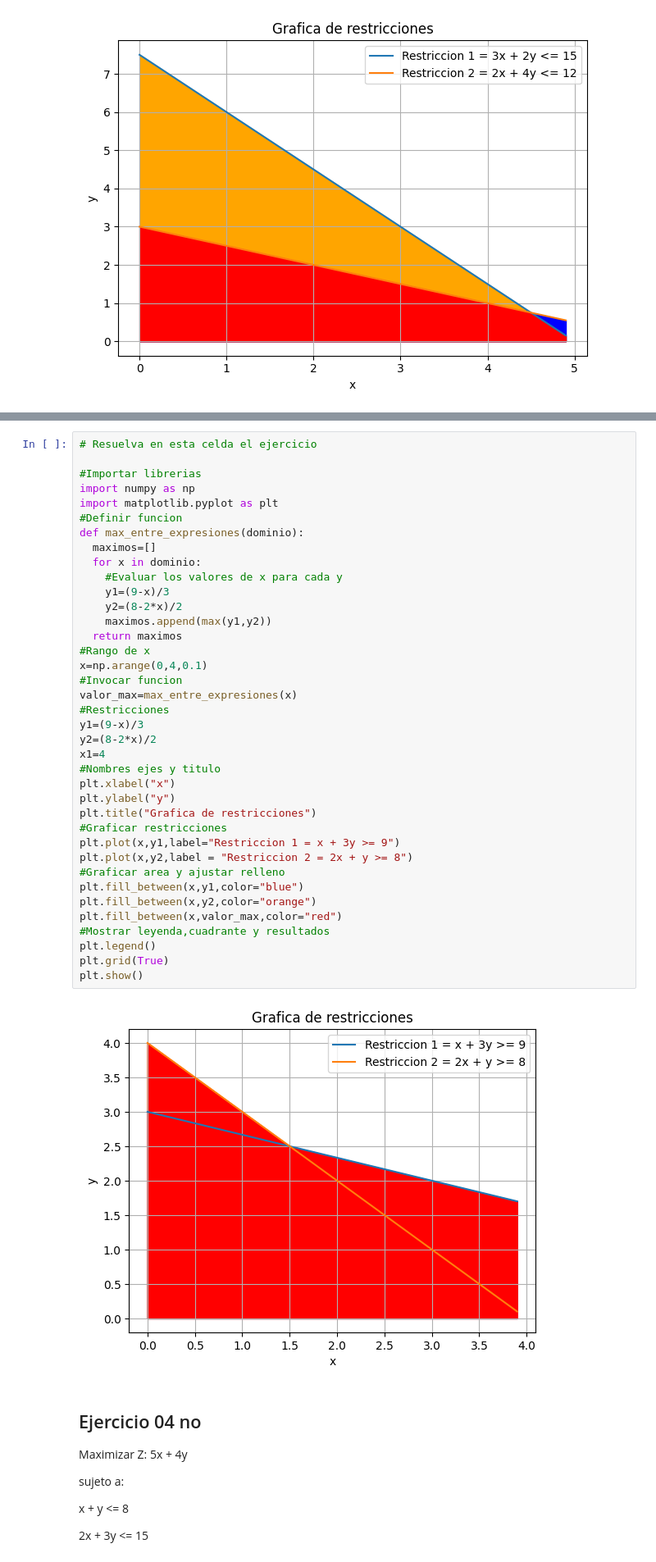
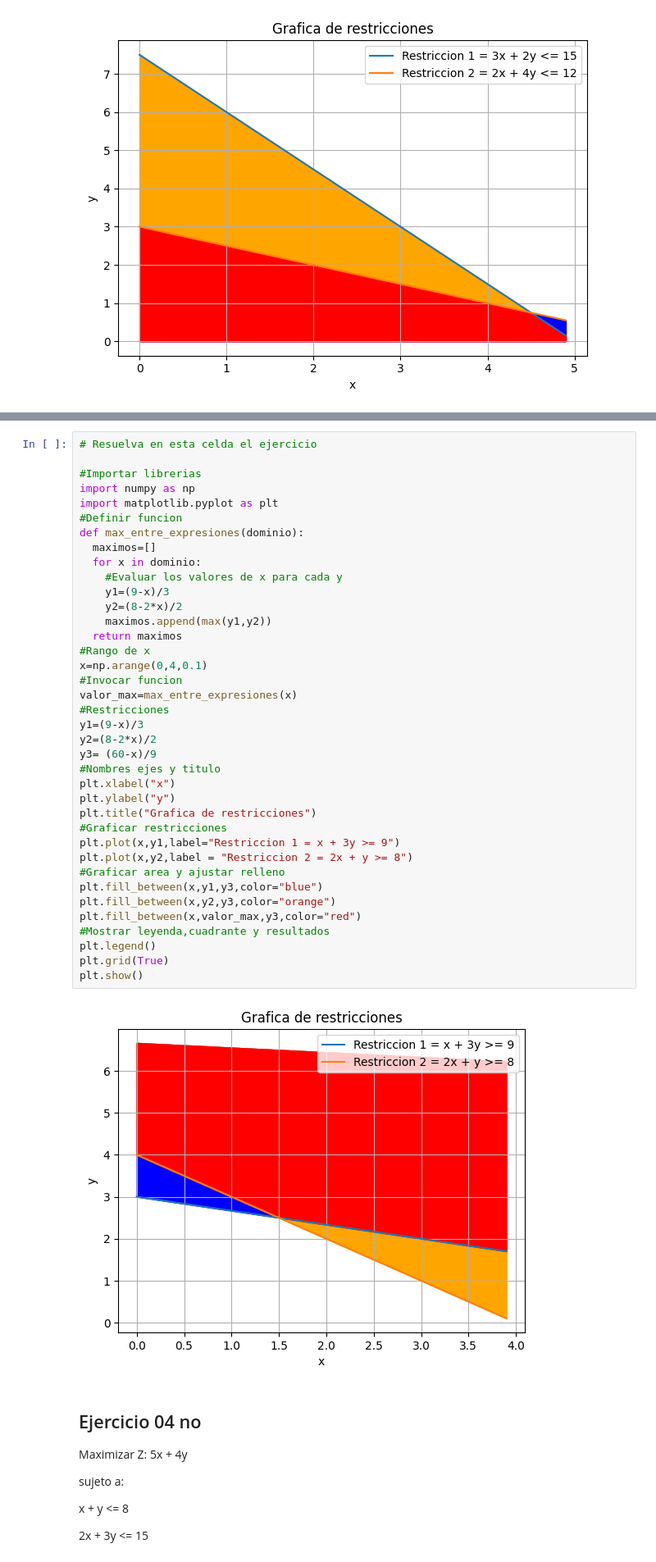
Before and after one commit to JulianaRamirez8/Fundamentos-de-optimizacion-lineal, a Jupyter notebook: Taller_00_solución_gráfica_de_problemas_de_optimización_lineal.ipynb, the cells around one changed output, grey strips where cells are left out. Shown: that part at 82% size. Drawn from its saved outputs; the diff is of its cells as text.

```diff
--- a/Taller_00_solución_gráfica_de_problemas_de_optimización_lineal.ipynb
+++ b/Taller_00_solución_gráfica_de_problemas_de_optimización_lineal.ipynb
@@ -534,38 +534,38 @@ import numpy as np
 import matplotlib.pyplot as plt
 #Definir funcion
 def max_entre_expresiones(dominio):
   maximos=[]
   for x in dominio:
     #Evaluar los valores de x para cada y
     y1=(9-x)/3
     y2=(8-2*x)/2
     maximos.append(max(y1,y2))
   return maximos
 #Rango de x
 x=np.arange(0,4,0.1)
 #Invocar funcion
 valor_max=max_entre_expresiones(x)
 #Restricciones
 y1=(9-x)/3
 y2=(8-2*x)/2
-x1=4
+y3= (60-x)/9
 #Nombres ejes y titulo
 plt.xlabel("x")
 plt.ylabel("y")
 plt.title("Grafica de restricciones")
 #Graficar restricciones
 plt.plot(x,y1,label="Restriccion 1 = x + 3y >= 9")
 plt.plot(x,y2,label = "Restriccion 2 = 2x + y >= 8")
 #Graficar area y ajustar relleno
-plt.fill_between(x,y1,color="blue")
-plt.fill_between(x,y2,color="orange")
-plt.fill_between(x,valor_max,color="red")
+plt.fill_between(x,y1,y3,color="blue")
+plt.fill_between(x,y2,y3,color="orange")
+plt.fill_between(x,valor_max,y3,color="red")
 #Mostrar leyenda,cuadrante y resultados
 plt.legend()
 plt.grid(True)
 plt.show()
 # %% [output]
-[figure, old version]
+[figure, new version]
 # %% [markdown]
 ## Ejercicio 04 no
 
```
Also changed, not shown: parts of 8 cells of this notebook.
